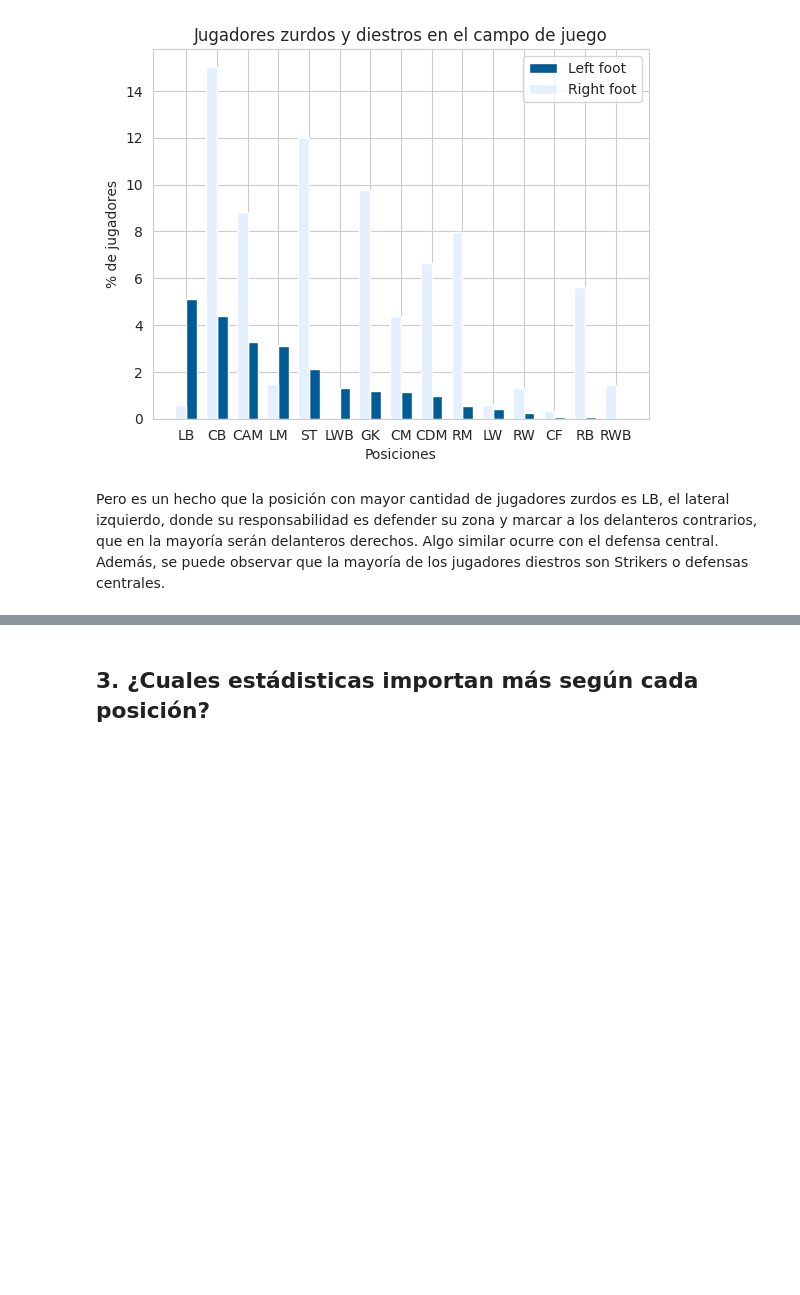
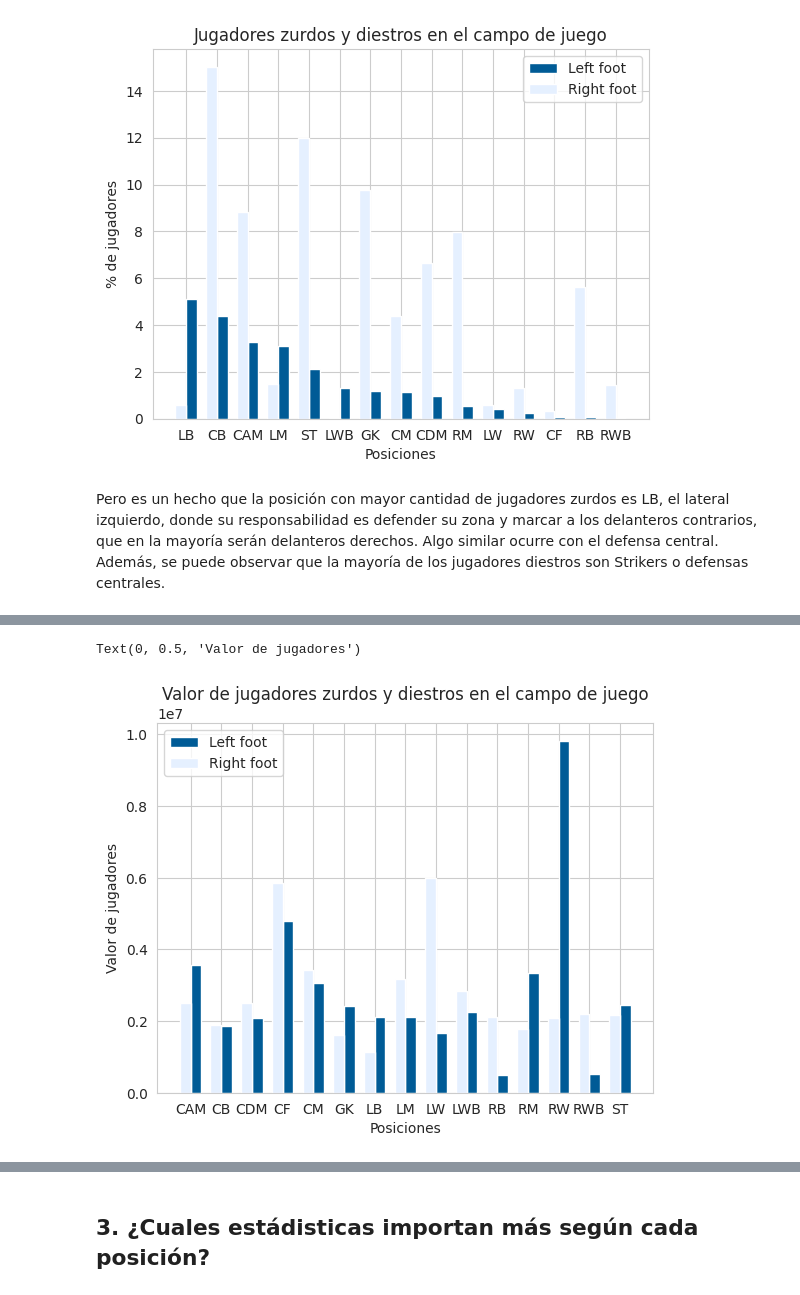
Before and after one commit to Cseudave/data_cleaning, a Jupyter notebook: Fifa21_Clearning.ipynb, the cells around one changed output, grey strips where cells are left out. Saved outputs shown, nothing was run; the diff lists cells and outputs as text; code cells hidden in the pictures; blank space fills up the shorter version.

```diff
--- a/Fifa21_Clearning.ipynb
+++ b/Fifa21_Clearning.ipynb
@@ -1857,0 +1869,3 @@ Pero es un hecho que la posición con mayor cantidad de jugadores zurdos es LB,
+# %%
+# Creamos una tabla combinada temporal para el analisis
+df_2 =pd.merge(df_1, pvalue, on='player_id')
@@ -1857,0 +1882,8 @@ Pero es un hecho que la posición con mayor cantidad de jugadores zurdos es LB,
+# %%
+data_left_v = df_2.loc[(df_1['foot'] == 'Left')].groupby('best_position')['value'].mean().reset_index()
+data_right_v = df_2.loc[(df_1['foot'] == 'Right')].groupby('best_position')['value'].mean().reset_index()
+data_value = pd.merge(data_left_v, data_right_v, on='best_position')
+# %%
+data_value = data_value.rename(columns={'value_x':'left_value', 'value_y':'right_value'})
+# %%
+data_value['diff_value'] =  data_value['left_value']/data_value['right_value'] *100
@@ -1857,0 +1899,24 @@ Pero es un hecho que la posición con mayor cantidad de jugadores zurdos es LB,
+# %%
+positions = data_value['best_position']
+x = np.arange(len(positions))
+
+width = 0.35
+
+fig, ax = plt.subplots()
+
+rects1 = ax.bar(x + width/2, data_value['left_value'],
+                width, label='Left foot', color='#005b96')
+rects2 = ax.bar(x - width/2, data_value['right_value'],
+                width, label='Right foot', color='#e5f0ff')
+
+ax.set_xticks(x)
+ax.set_xticklabels(positions)
+
+ax.legend()
+
+ax.set_title('Valor de jugadores zurdos y diestros en el campo de juego')
+ax.set_xlabel('Posiciones')
+ax.set_ylabel('Valor de jugadores')
+# %% [output]
+Text(0, 0.5, 'Valor de jugadores')
+[figure, added]
```
Also changed, not shown: parts of 32 cells of this notebook.
